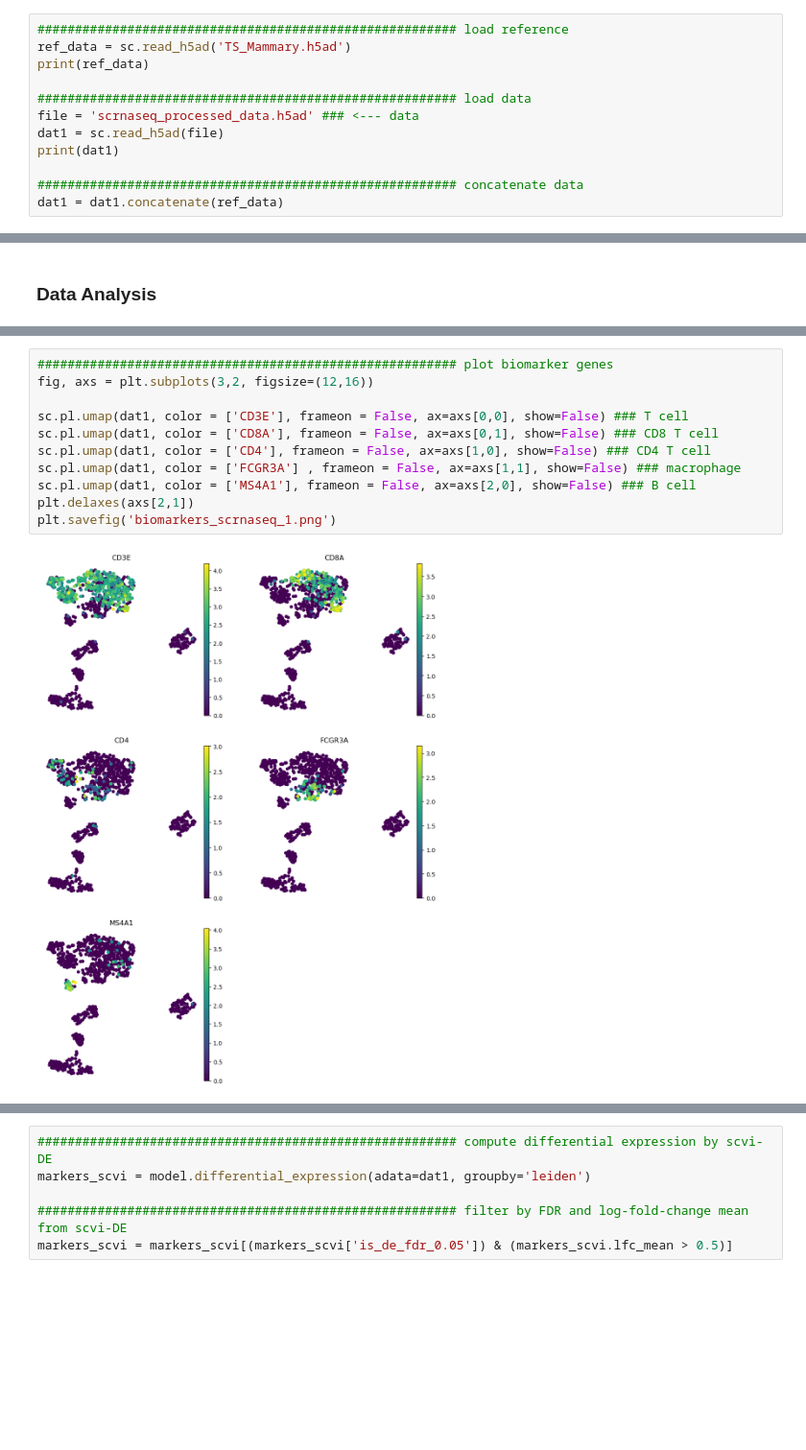
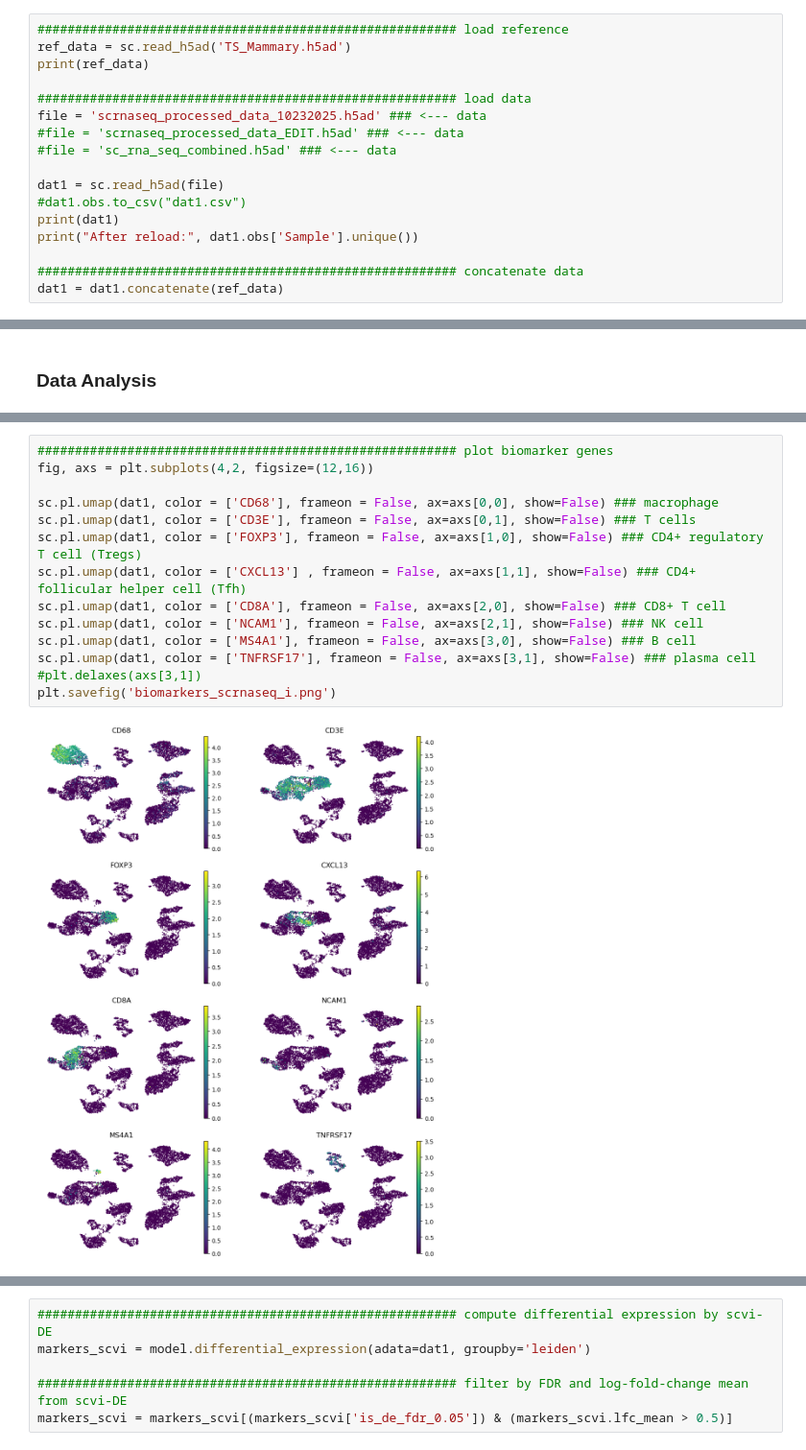
Before and after one commit to wcjohnchen/single_cell, a Jupyter notebook: src/sc_RNASeq.ipynb, the cells around one changed output, grey strips where cells are left out. Shown at 96% size. Drawn from its saved outputs; the diff is of its cells as text; blank space fills up the shorter version.

```diff
--- a/src/sc_RNASeq.ipynb
+++ b/src/sc_RNASeq.ipynb
@@ -25,9 +25,14 @@ ref_data = sc.read_h5ad('TS_Mammary.h5ad')
 print(ref_data)
 
 ######################################################## load data
-file = 'scrnaseq_processed_data.h5ad' ### <--- data
+file = 'scrnaseq_processed_data_10232025.h5ad' ### <--- data
+#file = 'scrnaseq_processed_data_EDIT.h5ad' ### <--- data
+#file = 'sc_rna_seq_combined.h5ad' ### <--- data
+
 dat1 = sc.read_h5ad(file)
+#dat1.obs.to_csv("dat1.csv")
 print(dat1)
+print("After reload:", dat1.obs['Sample'].unique())
 
 ######################################################## concatenate data
 dat1 = dat1.concatenate(ref_data)
@@ -231,16 +269,19 @@ AnnData object with n_obs × n_vars = 919 × 2000
     obsp: 'distances', 'connectivities'
 # %%
 ######################################################## plot biomarker genes
-fig, axs = plt.subplots(3,2, figsize=(12,16))
+fig, axs = plt.subplots(4,2, figsize=(12,16))
 
-sc.pl.umap(dat1, color = ['CD3E'], frameon = False, ax=axs[0,0], show=False) ### T cell
-sc.pl.umap(dat1, color = ['CD8A'], frameon = False, ax=axs[0,1], show=False) ### CD8 T cell
-sc.pl.umap(dat1, color = ['CD4'], frameon = False, ax=axs[1,0], show=False) ### CD4 T cell
-sc.pl.umap(dat1, color = ['FCGR3A'] , frameon = False, ax=axs[1,1], show=False) ### macrophage
-sc.pl.umap(dat1, color = ['MS4A1'], frameon = False, ax=axs[2,0], show=False) ### B cell
-plt.delaxes(axs[2,1])
-plt.savefig('biomarkers_scrnaseq_1.png')
+sc.pl.umap(dat1, color = ['CD68'], frameon = False, ax=axs[0,0], show=False) ### macrophage
+sc.pl.umap(dat1, color = ['CD3E'], frameon = False, ax=axs[0,1], show=False) ### T cells
+sc.pl.umap(dat1, color = ['FOXP3'], frameon = False, ax=axs[1,0], show=False) ### CD4+ regulatory T cell (Tregs)
+sc.pl.umap(dat1, color = ['CXCL13'] , frameon = False, ax=axs[1,1], show=False) ### CD4+ follicular helper cell (Tfh)
+sc.pl.umap(dat1, color = ['CD8A'], frameon = False, ax=axs[2,0], show=False) ### CD8+ T cell
+sc.pl.umap(dat1, color = ['NCAM1'], frameon = False, ax=axs[2,1], show=False) ### NK cell
+sc.pl.umap(dat1, color = ['MS4A1'], frameon = False, ax=axs[3,0], show=False) ### B cell
+sc.pl.umap(dat1, color = ['TNFRSF17'], frameon = False, ax=axs[3,1], show=False) ### plasma cell
+#plt.delaxes(axs[3,1])
+plt.savefig('biomarkers_scrnaseq_i.png')
 # %% [output]
-[figure, old version]
+[figure, new version]
 # %%
 ######################################################## plot biomarker genes
```
Also changed, not shown: parts of 33 cells of this notebook.
